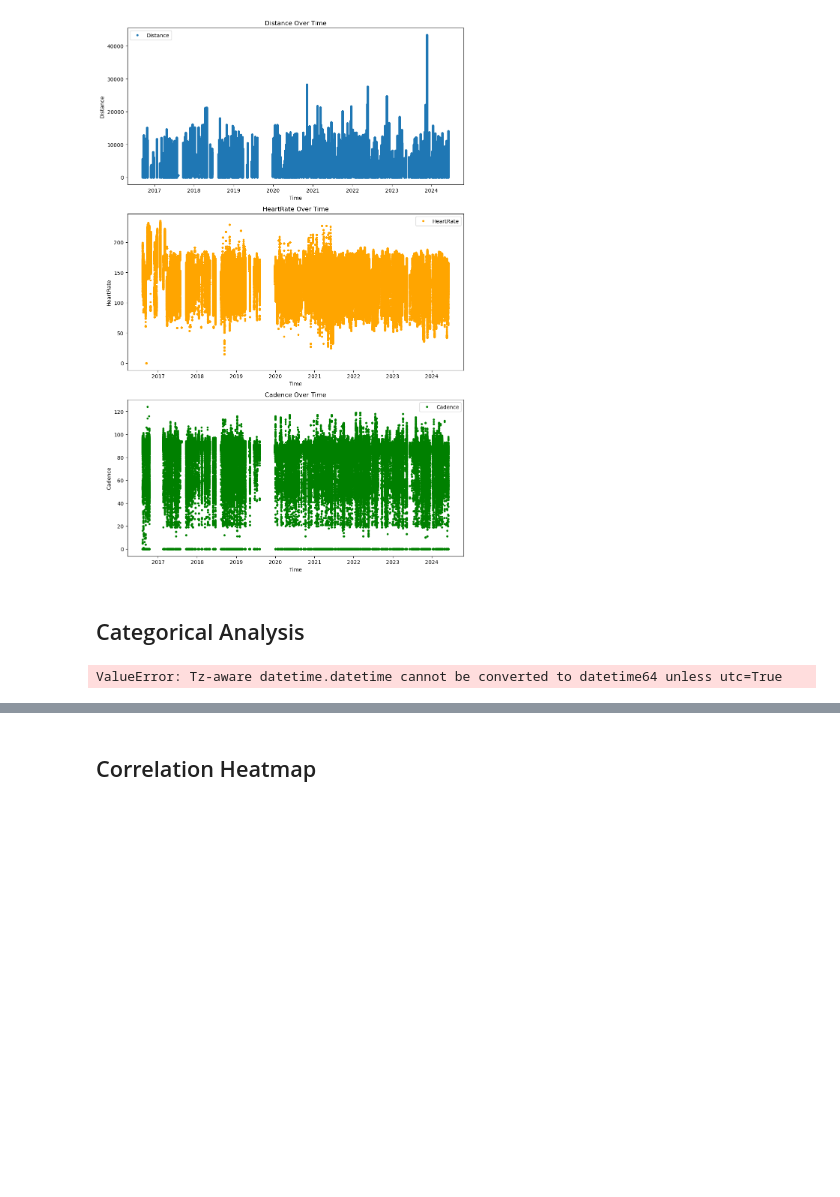
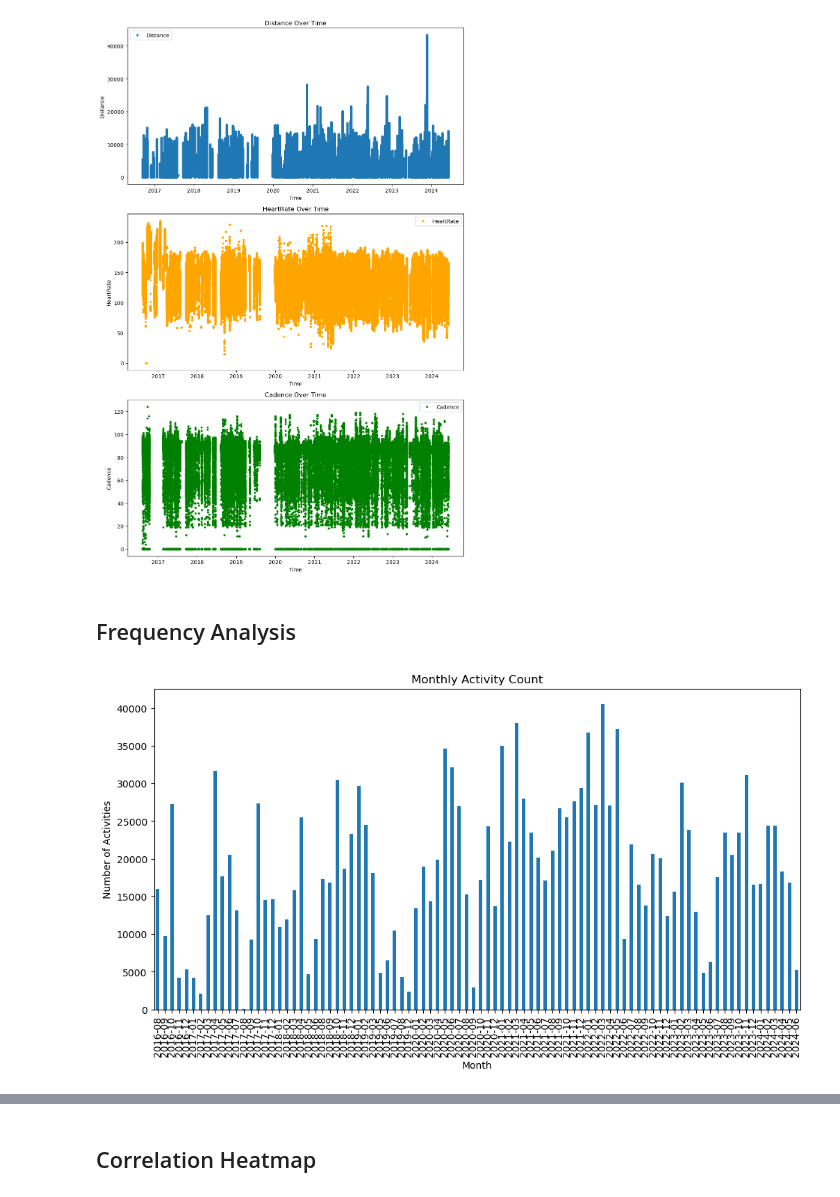
Before and after one commit to JJWRoeloffs/MLQS_group49, a Jupyter notebook: EDA.ipynb, the cells around one changed output, grey strips where cells are left out. Drawn from its saved outputs; the diff is of its cells as text; code cells hidden in the pictures; blank space fills up the shorter version.

```diff
--- a/EDA.ipynb
+++ b/EDA.ipynb
@@ -88,5 +86,5 @@ dtype: int64
 # %% [markdown]
 ## Time-series Analysis
 # %%
-# Convert 'Time' to datetime
-data['Time'] = pd.to_datetime(data['Time'])
+# convert to datetime
+data['Time'] = pd.to_datetime(data['Time'], errors = 'coerce', utc=True)
@@ -121,24 +114,30 @@ plt.show()
 # %% [output]
 [figure]
 # %% [markdown]
-## Categorical Analysis
+## Frequency Analysis
 # %%
-# Ensure 'Time' column is converted to datetime
-data['Time'] = pd.to_datetime(data['Time'], errors='coerce')
-
 # Extract the date part for categorical analysis
 data['Date'] = data['Time'].dt.date
 
-# Group by date and count activities
-daily_activity_count = data.groupby('Date').size()
+# Extract year and month for grouping
+data['YearMonth'] = data['Time'].dt.to_period('M')
 
-# Plot daily activity count
+# Extract the day of the week for grouping
+data['Weekday'] = data['Time'].dt.day_name()
+
+# Group by year and month and count activities
+monthly_activity_count = data.groupby('YearMonth').size()
+
+# Group by weekday and count activities
+weekday_activity_count = data.groupby('Weekday').size()
+
+# Plot monthly activity count
 plt.figure(figsize=(12, 6))
-daily_activity_count.plot(kind='bar')
-plt.title('Daily Activity Count')
-plt.xlabel('Date')
+monthly_activity_count.plot(kind='bar')
+plt.title('Monthly Activity Count')
+plt.xlabel('Month')
 plt.ylabel('Number of Activities')
 plt.show()
 # %% [output]
-ValueError: Tz-aware datetime.datetime cannot be converted to datetime64 unless utc=True
+[figure, added]
 # %%
```
Also changed, not shown: parts of 4 cells of this notebook.
